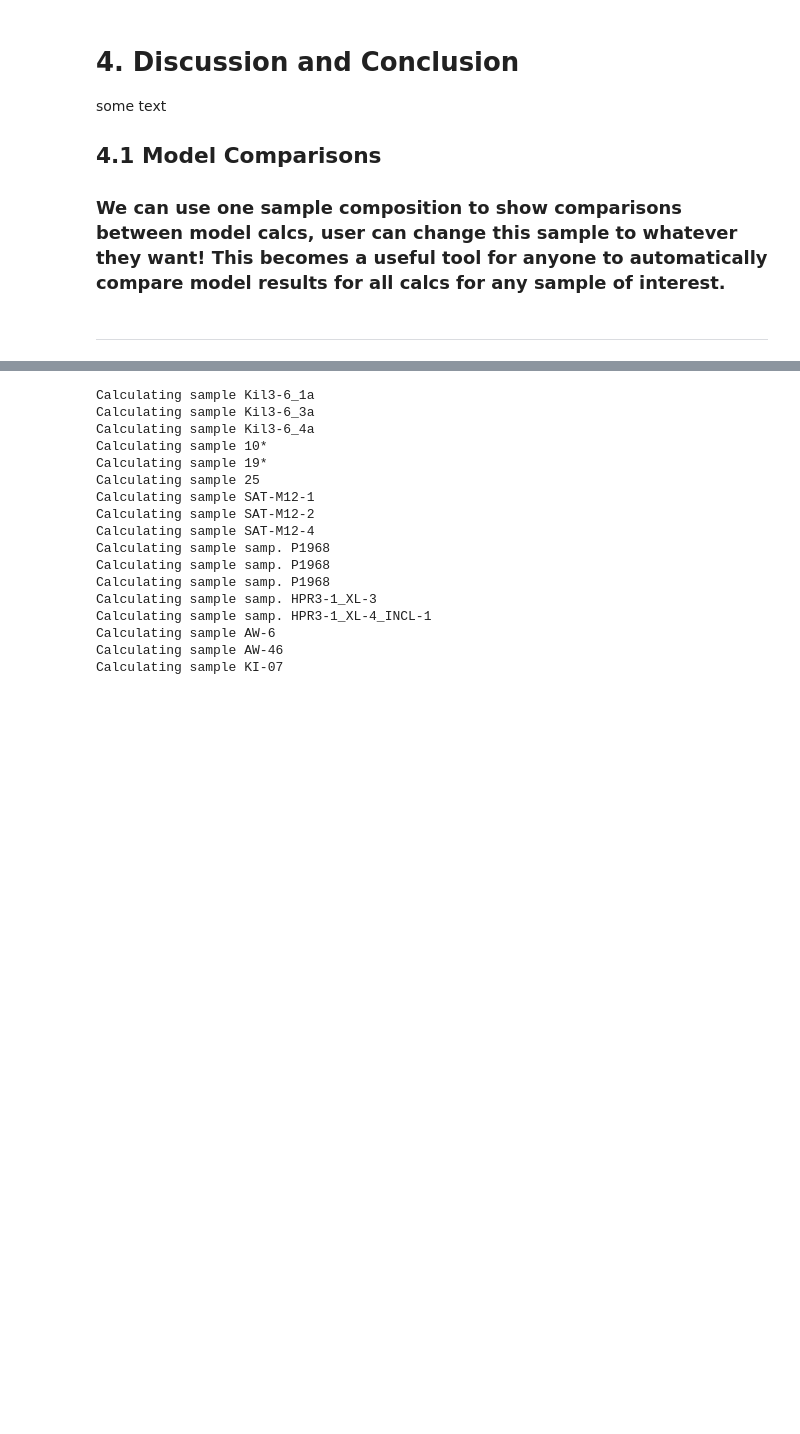
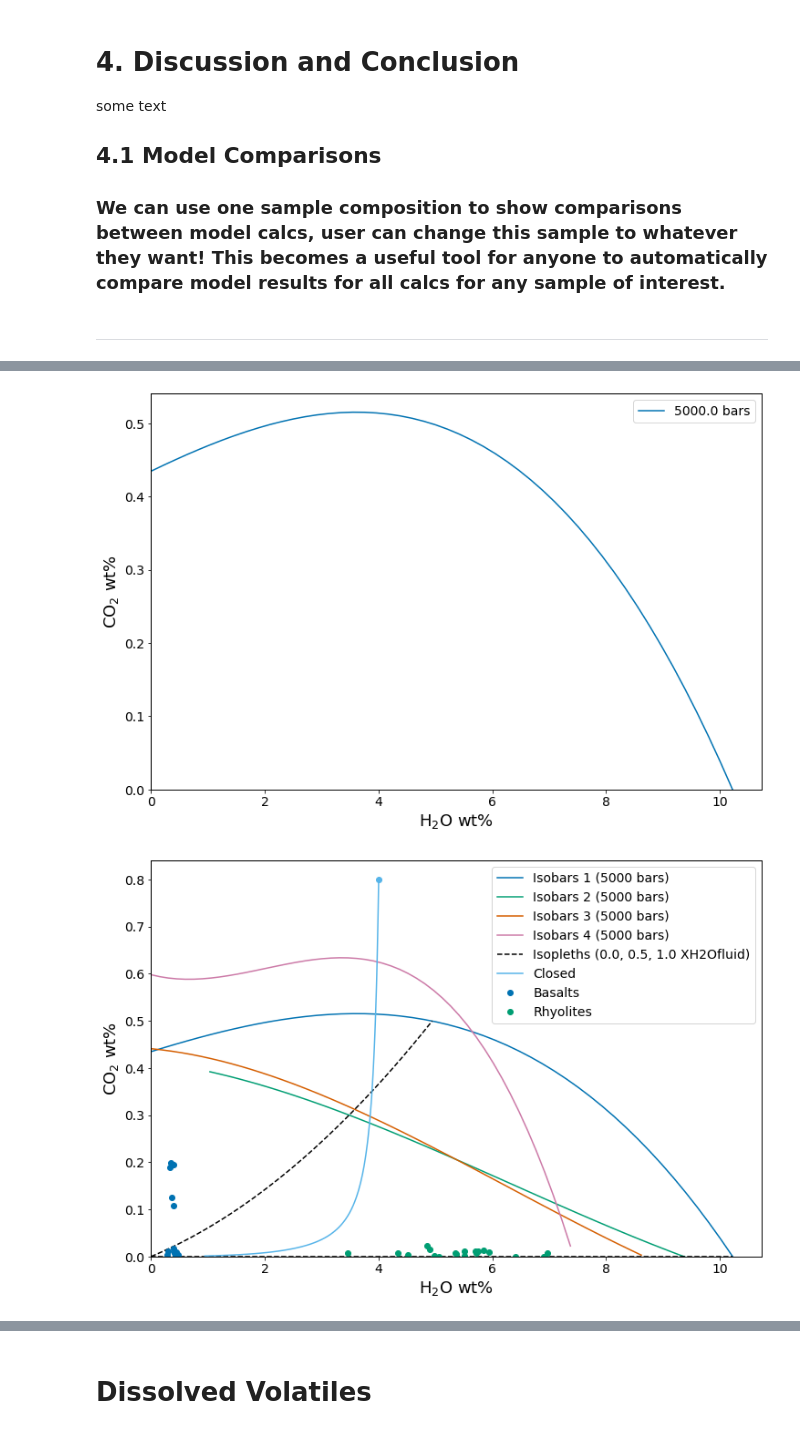
Before and after one commit to kaylai/VESIcal, a Jupyter notebook: manuscript/ModelComparisons.ipynb, the cells around one changed output, grey strips where cells are left out. Cells and saved outputs as stored; diff of their text form; code cells hidden in the pictures; blank space fills up the shorter version.

Commit message:
Complete rewrite of plotting methods into one method called plot.

```diff
--- a/manuscript/ModelComparisons.ipynb
+++ b/manuscript/ModelComparisons.ipynb
@@ -69,0 +97,6 @@ v.plot_isobars_and_isopleths(isobars=Shish_isobars)
+# %%
+closed_df = v.calculate_degassing_path(sample=my_sample, temperature=1000, model="Dixon").result
+closed_df
+
+# closed_MS = v.calculate_degassing_path(sample=my_sample, temperature=1000).result
+# closed_MS
@@ -69,0 +117,16 @@ v.plot_isobars_and_isopleths(isobars=Shish_isobars)
+# %%
+v.plot(isobars=[MS_isobars_5])
+
+v.plot(isobars=[MS_isobars_5, Shish_isobars_5, Dix_isobars_5, Iac_isobars_5],
+       isopleths=[MS_isopleths_5],
+       degassing_paths=[closed_df],
+       custom_H2O = [basalts.data['H2O'], rhyolites.data['H2O']],
+       custom_CO2 = [basalts.data['CO2'], rhyolites.data['CO2']],
+       #isobar_labels=["MagmaSat", "Shishkina", "Dixon", "Iacono-Marziano"],
+       degassing_path_labels=["Closed"],
+       custom_labels=["Basalts", "Rhyolites"])
+
+v.plot(isopleths=[MS_isopleths_5, MS_isopleths], isopleth_labels=["MagmaSat5", "MagmaSat"])
+# %% [output]
+[figure, added]
+[figure, added]
@@ -70,5 +134,16 @@ v.plot_isobars_and_isopleths(isobars=Shish_isobars)
+# %% [markdown]
+# Dissolved Volatiles
 # %%
-magmasat_vols = myfile.calculate_dissolved_volatiles(temperature=900.0,
+# magmasat_vols = myfile.calculate_dissolved_volatiles(temperature=900.0,
+#                                 pressure=2000.0, X_fluid=0.5, verbose=False)
+
+magmasat_basalts = basalts.calculate_dissolved_volatiles(temperature=900.0,
+                                pressure=2000.0, X_fluid=0.5, verbose=False)
+
+magmasat_rhyolites = rhyolites.calculate_dissolved_volatiles(temperature=900.0,
+                                pressure=2000.0, X_fluid=0.5, verbose=False)
+
+magmasat_alkaline = alkaline.calculate_dissolved_volatiles(temperature=900.0,
                                 pressure=2000.0, X_fluid=0.5, verbose=False)
 
 # shish_vols = myfile.calculate_dissolved_volatiles(model='Shishkina', temperature=900.0,
@@ -79,22 +154,4 @@ magmasat_vols = myfile.calculate_dissolved_volatiles(temperature=900.0,
 
 # iac_vols = myfile.calculate_dissolved_volatiles(model='IaconoMarziano', temperature=900.0,
 #                                           pressure=2000.0, X_fluid=0.5)
-# %% [output]
-Calculating sample Kil3-6_1a
-Calculating sample Kil3-6_3a
-Calculating sample Kil3-6_4a
-Calculating sample 10*
-Calculating sample 19*
-Calculating sample 25
-Calculating sample SAT-M12-1
-Calculating sample SAT-M12-2
-Calculating sample SAT-M12-4
-Calculating sample samp. P1968
-Calculating sample samp. P1968
-Calculating sample samp. P1968
-Calculating sample samp. HPR3-1_XL-3
-Calculating sample samp. HPR3-1_XL-4_INCL-1
-Calculating sample AW-6
-Calculating sample AW-46
-Calculating sample KI-07
 # %%
```
Also changed, not shown: parts of 14 cells of this notebook, 2 other files.
